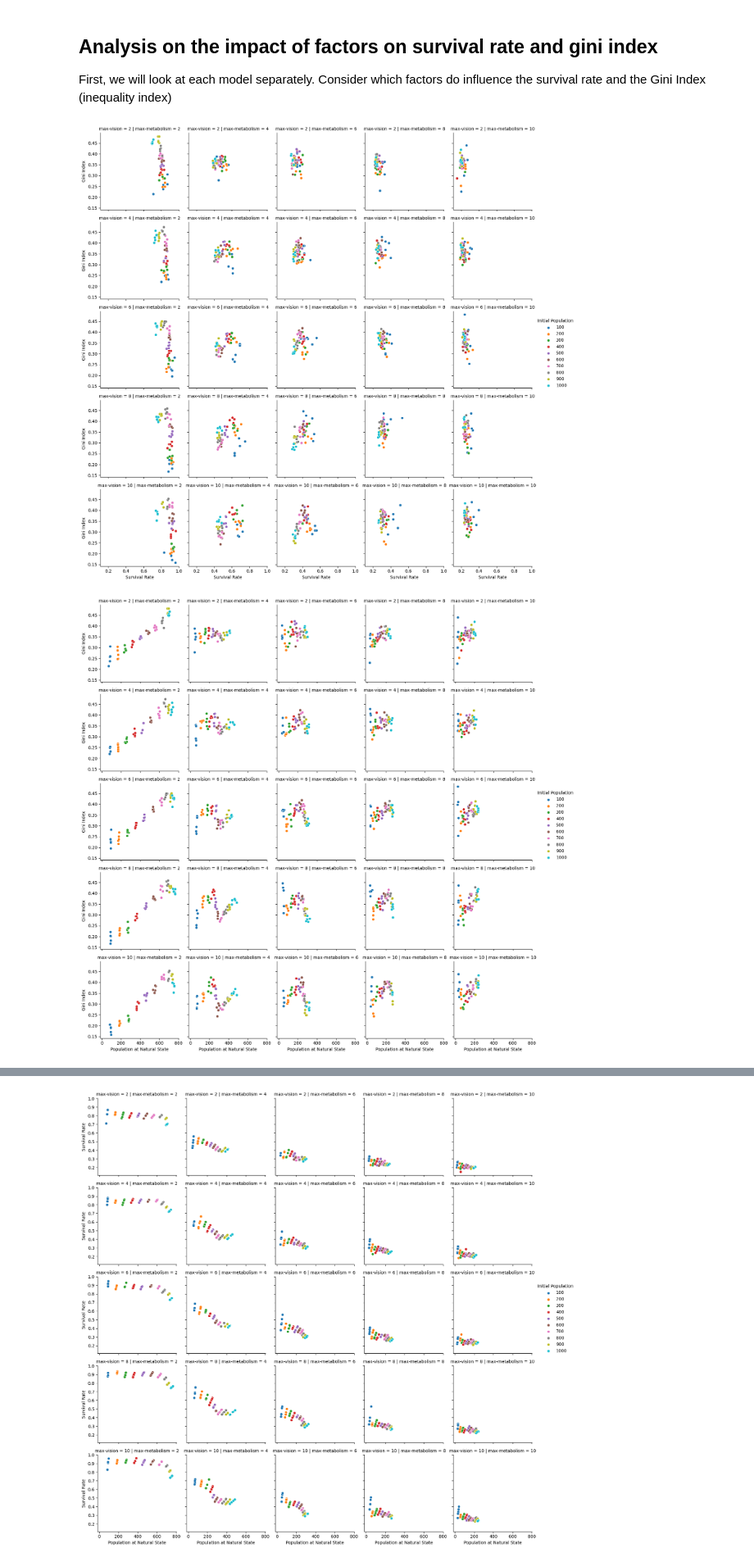
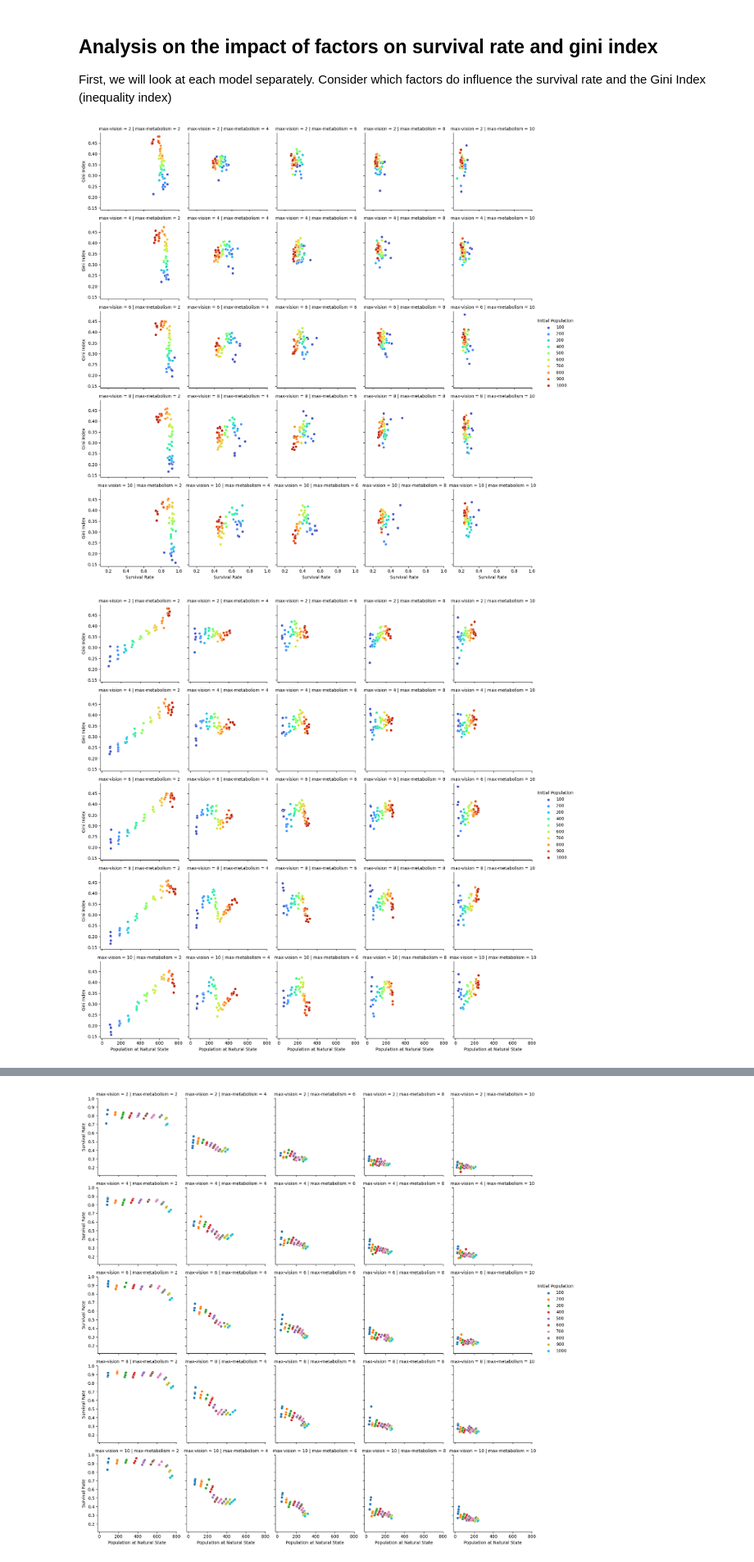
Before and after one commit to sokimura39/ABM_assessment, a Jupyter notebook: assessment_1/analysis.ipynb, the cells around one changed output, grey strips where cells are left out. Shown at 82% size. Cells and saved outputs as stored; diff of their text form; code cells hidden in the pictures.

```diff
--- a/assessment_1/analysis.ipynb
+++ b/assessment_1/analysis.ipynb
@@ -72,7 +72,8 @@ s2_plot = sns.FacetGrid(
     s2_mvp_plot,
     col = 'max-metabolism',
     row = 'max-vision',
-    hue = 'initial-population'
+    hue = 'initial-population',
+    palette = 'turbo'
 )
 
 # create scatter plot
@@ -92,33 +93,34 @@ s2_plot.set_ylabels('Gini Index')
 # show plot
 plt.savefig('image/s2_mvp_gini_survival.png', bbox_inches = 'tight')
 # %% [output]
-[figure, old version]
+[figure, new version]
 # %%
 # create plot for s2 for Gini Index
 
 # init grid
 s2_plot = sns.FacetGrid(
     s2_mvp_plot,
     col = 'max-metabolism',
     row = 'max-vision',
-    hue = 'initial-population'
+    hue = 'initial-population',
+    palette = 'turbo'
 )
 
 # create scatter plot
 s2_plot.map(
     sns.scatterplot,
     'count turtles',
     'gini-index'
 )
 
 # add legend
 s2_plot.add_legend(title = 'Initial Population')
 
 # set labels
 s2_plot.set_xlabels('Population at Natural State')
 s2_plot.set_ylabels('Gini Index')
 
 # show plot
 plt.savefig('image/s2_mvp_gini.png', bbox_inches = 'tight')
 # %% [output]
-[figure, old version]
+[figure, new version]
```
Also changed, not shown: parts of 3 cells of this notebook, 16 other files.
